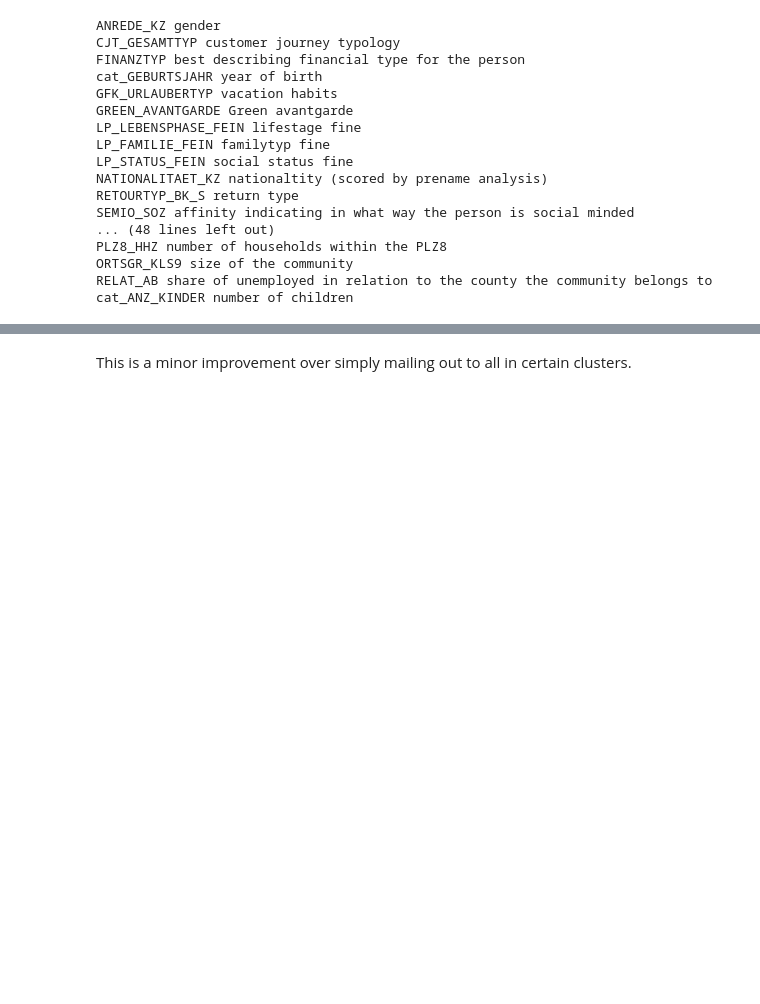
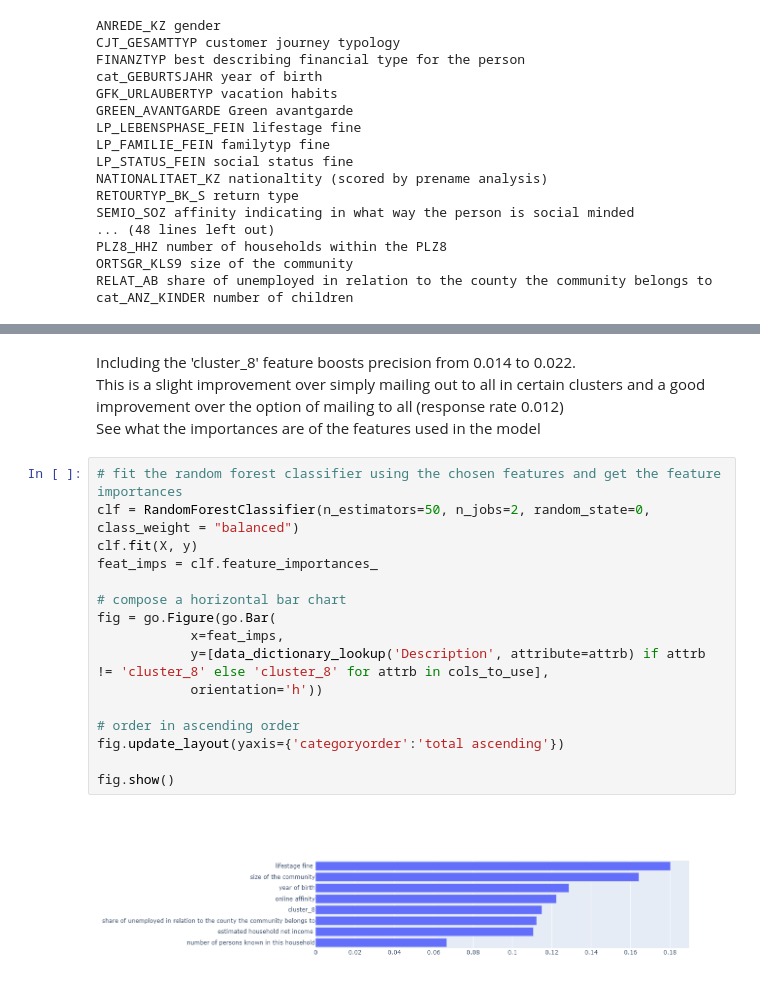
Before and after one commit to TSC292/bertelsmann_arvato_project, a Jupyter notebook: Arvato Project Workbook.ipynb, the cells around one changed output, grey strips where cells are left out. Drawn from its saved outputs; the diff is of its cells as text; blank space fills up the shorter version.

Commit message:
Add files via upload
updated comments at the end and added cell to the end with feature importances

```diff
--- a/Arvato Project Workbook.ipynb
+++ b/Arvato Project Workbook.ipynb
@@ -1388,2 +1368,22 @@ Random forest classifier: 0.024 +/- 0.017
-# %% [markdown]
-This is a minor improvement over simply mailing out to all in certain clusters.
+# %% [markdown]
+Including the 'cluster_8' feature boosts precision from 0.014 to 0.022.<br>
+This is a slight improvement over simply mailing out to all in certain clusters and a good improvement over the option of mailing to all (response rate 0.012)<br>
+See what the importances are of the features used in the model
+# %%
+# fit the random forest classifier using the chosen features and get the feature importances
+clf = RandomForestClassifier(n_estimators=50, n_jobs=2, random_state=0, class_weight = "balanced")
+clf.fit(X, y)
+feat_imps = clf.feature_importances_
+
+# compose a horizontal bar chart
+fig = go.Figure(go.Bar(
+            x=feat_imps,
+            y=[data_dictionary_lookup('Description', attribute=attrb) if attrb != 'cluster_8' else 'cluster_8' for attrb in cols_to_use],
+            orientation='h'))
+
+# order in ascending order
+fig.update_layout(yaxis={'categoryorder':'total ascending'})
+
+fig.show()
+# %% [output]
+[figure, added]
```
Also changed, not shown: parts of 23 cells of this notebook.
